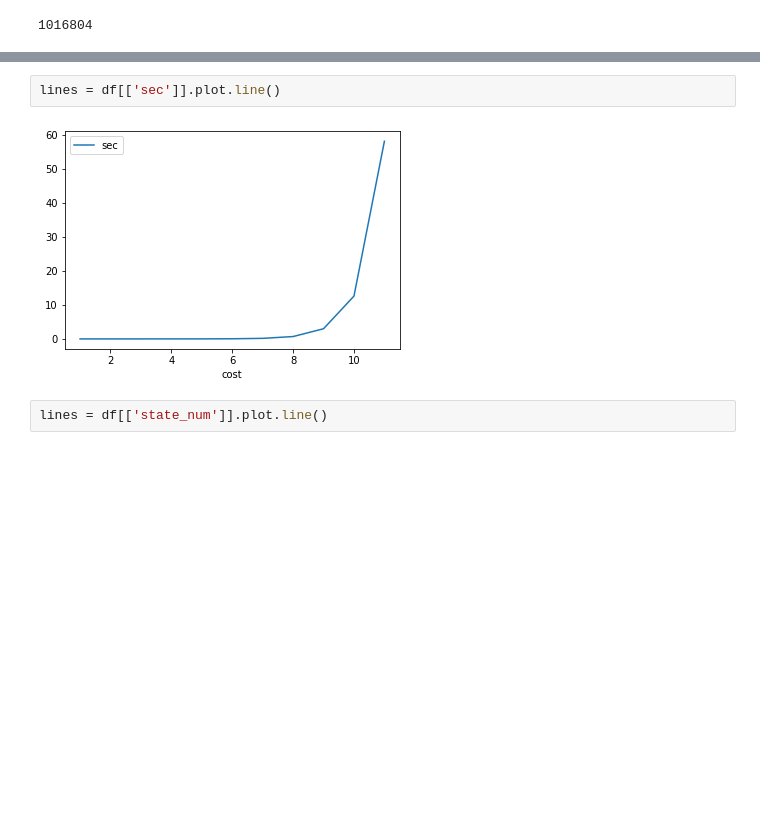
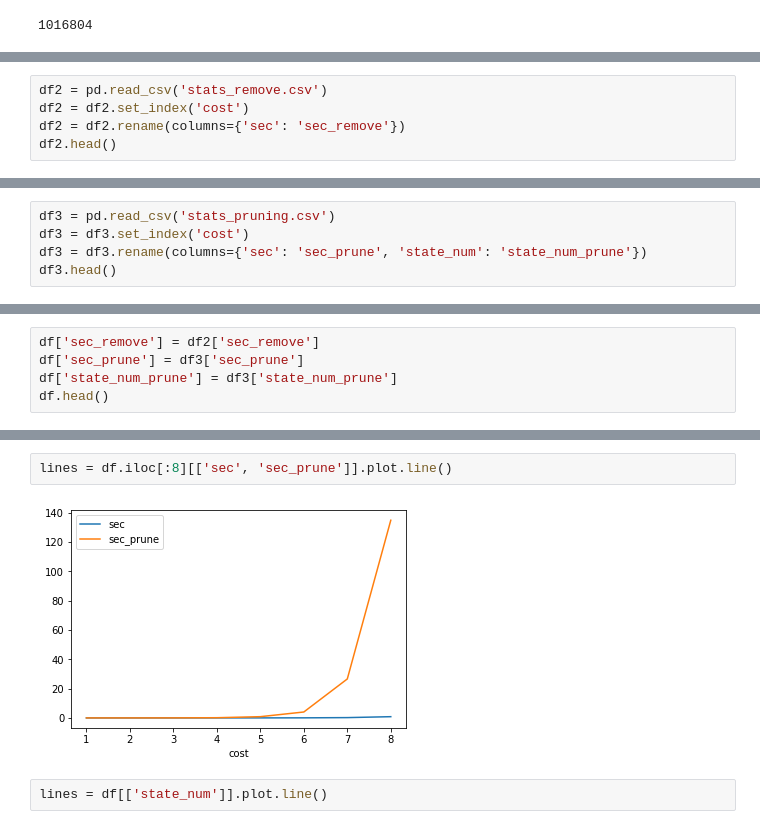
Before and after one commit to patorikkulee/regex-synth, a Jupyter notebook: parse_json.ipynb, the cells around one changed output, grey strips where cells are left out. Cells and saved outputs as stored; diff of their text form; blank space fills up the shorter version.

```diff
--- a/parse_json.ipynb
+++ b/parse_json.ipynb
@@ -172,0 +194,5 @@ df.head()
+# %%
+df2 = pd.read_csv('stats_remove.csv')
+df2 = df2.set_index('cost')
+df2 = df2.rename(columns={'sec': 'sec_remove'})
+df2.head()
@@ -172,0 +207,5 @@ df.head()
+# %%
+df3 = pd.read_csv('stats_pruning.csv')
+df3 = df3.set_index('cost')
+df3 = df3.rename(columns={'sec': 'sec_prune', 'state_num': 'state_num_prune'})
+df3.head()
@@ -172,0 +220,5 @@ df.head()
+# %%
+df['sec_remove'] = df2['sec_remove']
+df['sec_prune'] = df3['sec_prune']
+df['state_num_prune'] = df3['state_num_prune']
+df.head()
@@ -173,7 +246,7 @@ df.head()
 # %%
-lines = df[['sec']].plot.line()
+lines = df.iloc[:8][['sec', 'sec_prune']].plot.line()
 # %% [output]
-[figure, old version]
+[figure, new version]
 # %%
 lines = df[['state_num']].plot.line()
 # %% [output]
```
Also changed, not shown: parts of 32 cells of this notebook, 3 other files.
